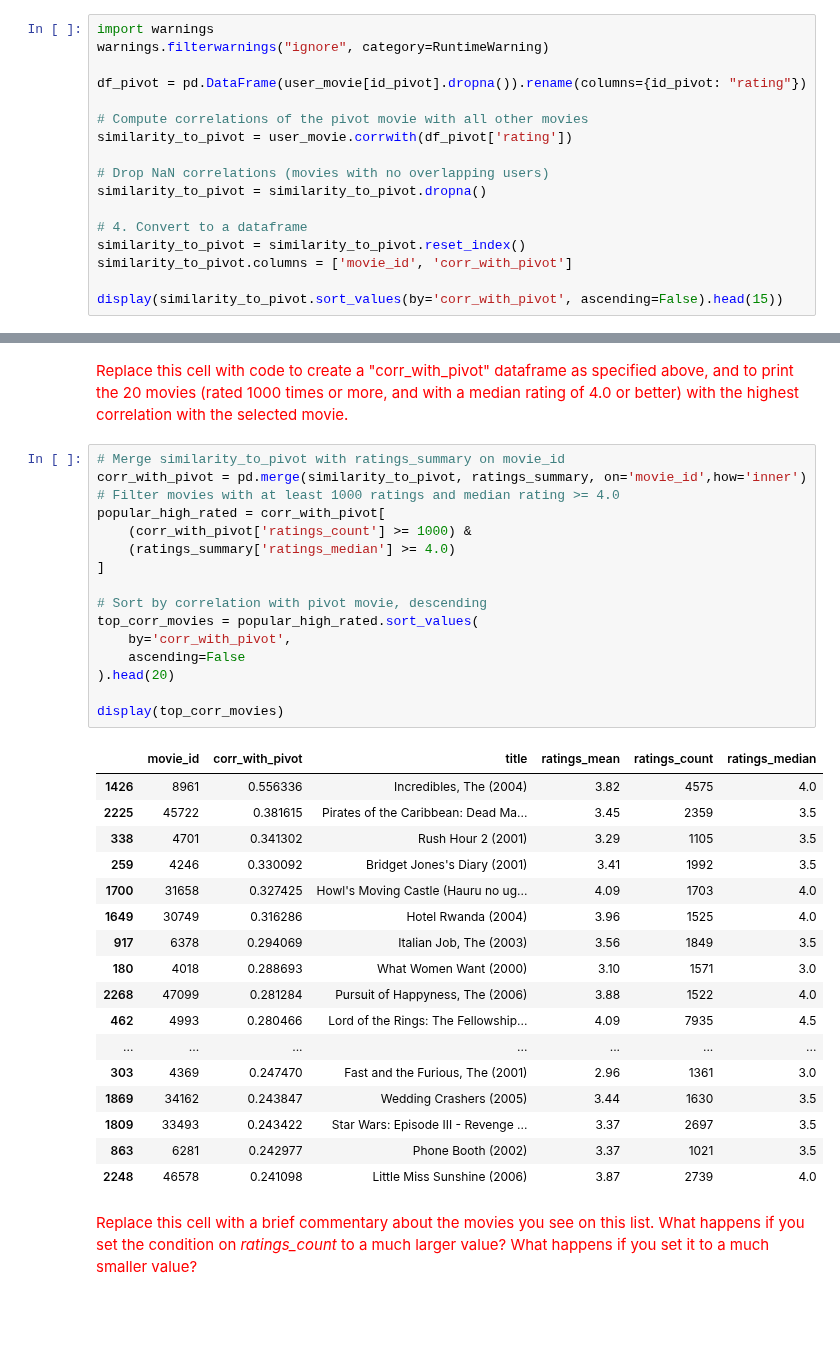
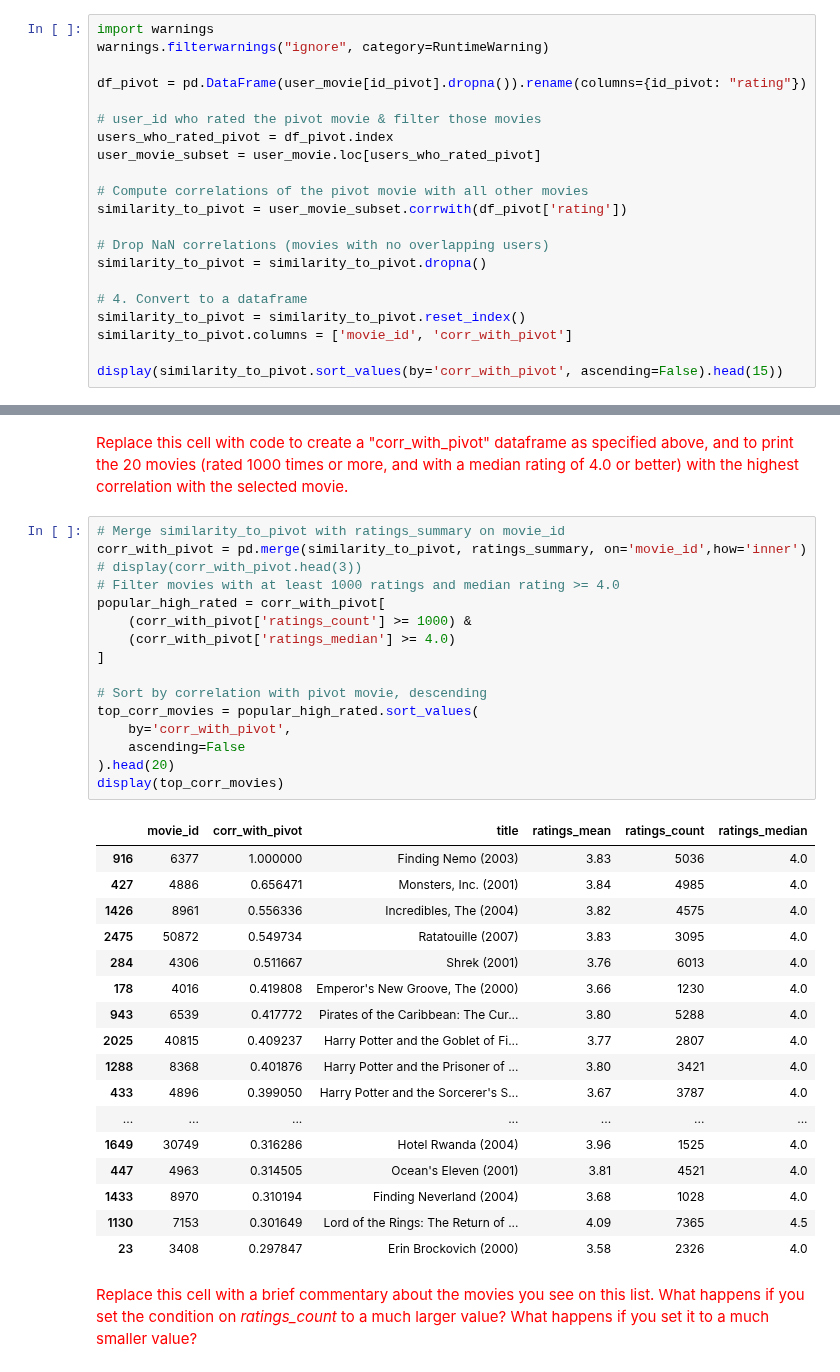
Before and after one commit to zsykk/datamining_2nd, a Jupyter notebook: ps06_item_based_recsys_103.ipynb, the cells around one changed output, grey strips where cells are left out. Saved outputs shown, nothing was run; the diff lists cells and outputs as text; blank space fills up the shorter version.

```diff
--- a/ps06_item_based_recsys_103.ipynb
+++ b/ps06_item_based_recsys_103.ipynb
@@ -358,8 +358,12 @@ warnings.filterwarnings("ignore", category=RuntimeWarning)
 
 df_pivot = pd.DataFrame(user_movie[id_pivot].dropna()).rename(columns={id_pivot: "rating"})
 
+# user_id who rated the pivot movie & filter those movies
+users_who_rated_pivot = df_pivot.index
+user_movie_subset = user_movie.loc[users_who_rated_pivot]
+
 # Compute correlations of the pivot movie with all other movies
-similarity_to_pivot = user_movie.corrwith(df_pivot['rating'])
+similarity_to_pivot = user_movie_subset.corrwith(df_pivot['rating'])
 
 # Drop NaN correlations (movies with no overlapping users)
 similarity_to_pivot = similarity_to_pivot.dropna()
@@ -391,37 +395,37 @@ display(similarity_to_pivot.sort_values(by='corr_with_pivot', ascending=False).h
 # %%
 # Merge similarity_to_pivot with ratings_summary on movie_id
 corr_with_pivot = pd.merge(similarity_to_pivot, ratings_summary, on='movie_id',how='inner')
+# display(corr_with_pivot.head(3))
 # Filter movies with at least 1000 ratings and median rating >= 4.0
 popular_high_rated = corr_with_pivot[
     (corr_with_pivot['ratings_count'] >= 1000) &
-    (ratings_summary['ratings_median'] >= 4.0)
+    (corr_with_pivot['ratings_median'] >= 4.0)
 ]
 
 # Sort by correlation with pivot movie, descending
 top_corr_movies = popular_high_rated.sort_values(
     by='corr_with_pivot',
     ascending=False
 ).head(20)
-
 display(top_corr_movies)
 # %% [output]
 |  | movie_id | corr_with_pivot | title | ratings_mean | ratings_count | ratings_median |
+| 916 | 6377 | 1.000000 | Finding Nemo (2003) | 3.83 | 5036 | 4.0 |
+| 427 | 4886 | 0.656471 | Monsters, Inc. (2001) | 3.84 | 4985 | 4.0 |
 | 1426 | 8961 | 0.556336 | Incredibles, The (2004) | 3.82 | 4575 | 4.0 |
-| 2225 | 45722 | 0.381615 | Pirates of the Caribbean: Dead Ma... | 3.45 | 2359 | 3.5 |
-| 338 | 4701 | 0.341302 | Rush Hour 2 (2001) | 3.29 | 1105 | 3.5 |
-| 259 | 4246 | 0.330092 | Bridget Jones's Diary (2001) | 3.41 | 1992 | 3.5 |
-| 1700 | 31658 | 0.327425 | Howl's Moving Castle (Hauru no ug... | 4.09 | 1703 | 4.0 |
+| 2475 | 50872 | 0.549734 | Ratatouille (2007) | 3.83 | 3095 | 4.0 |
+| 284 | 4306 | 0.511667 | Shrek (2001) | 3.76 | 6013 | 4.0 |
+| 178 | 4016 | 0.419808 | Emperor's New Groove, The (2000) | 3.66 | 1230 | 4.0 |
+| 943 | 6539 | 0.417772 | Pirates of the Caribbean: The Cur... | 3.80 | 5288 | 4.0 |
+| 2025 | 40815 | 0.409237 | Harry Potter and the Goblet of Fi... | 3.77 | 2807 | 4.0 |
+| 1288 | 8368 | 0.401876 | Harry Potter and the Prisoner of ... | 3.80 | 3421 | 4.0 |
+| 433 | 4896 | 0.399050 | Harry Potter and the Sorcerer's S... | 3.67 | 3787 | 4.0 |
+| ... | ... | ... | ... | ... | ... | ... |
 | 1649 | 30749 | 0.316286 | Hotel Rwanda (2004) | 3.96 | 1525 | 4.0 |
-| 917 | 6378 | 0.294069 | Italian Job, The (2003) | 3.56 | 1849 | 3.5 |
-| 180 | 4018 | 0.288693 | What Women Want (2000) | 3.10 | 1571 | 3.0 |
-| 2268 | 47099 | 0.281284 | Pursuit of Happyness, The (2006) | 3.88 | 1522 | 4.0 |
-| 462 | 4993 | 0.280466 | Lord of the Rings: The Fellowship... | 4.09 | 7935 | 4.5 |
-| ... | ... | ... | ... | ... | ... | ... |
-| 303 | 4369 | 0.247470 | Fast and the Furious, The (2001) | 2.96 | 1361 | 3.0 |
-| 1869 | 34162 | 0.243847 | Wedding Crashers (2005) | 3.44 | 1630 | 3.5 |
-| 1809 | 33493 | 0.243422 | Star Wars: Episode III - Revenge ... | 3.37 | 2697 | 3.5 |
-| 863 | 6281 | 0.242977 | Phone Booth (2002) | 3.37 | 1021 | 3.5 |
-| 2248 | 46578 | 0.241098 | Little Miss Sunshine (2006) | 3.87 | 2739 | 4.0 |
+| 447 | 4963 | 0.314505 | Ocean's Eleven (2001) | 3.81 | 4521 | 4.0 |
+| 1433 | 8970 | 0.310194 | Finding Neverland (2004) | 3.68 | 1028 | 4.0 |
+| 1130 | 7153 | 0.301649 | Lord of the Rings: The Return of ... | 4.09 | 7365 | 4.5 |
+| 23 | 3408 | 0.297847 | Erin Brockovich (2000) | 3.58 | 2326 | 4.0 |
 # %% [markdown]
 <font size="+1" color="red">Replace this cell with a brief commentary about the movies you see on this list. What happens if you set the condition on *ratings_count* to a much larger value? What happens if you set it to a much smaller value?</font>
 # %% [markdown]
```
Also changed, not shown: parts of 11 cells of this notebook.
